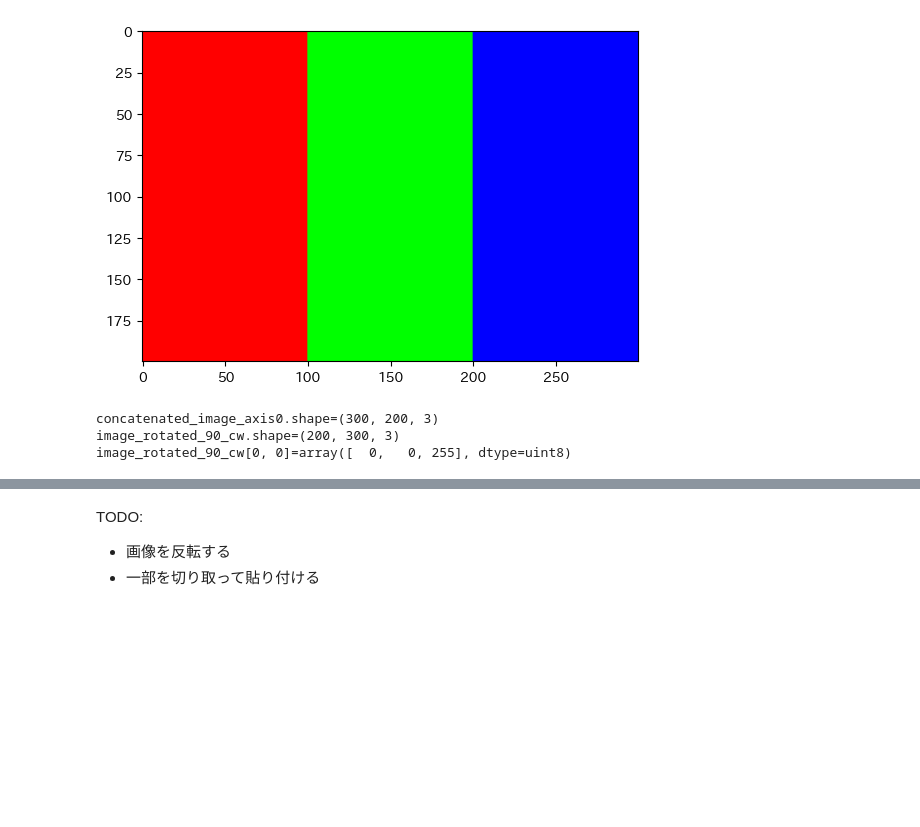
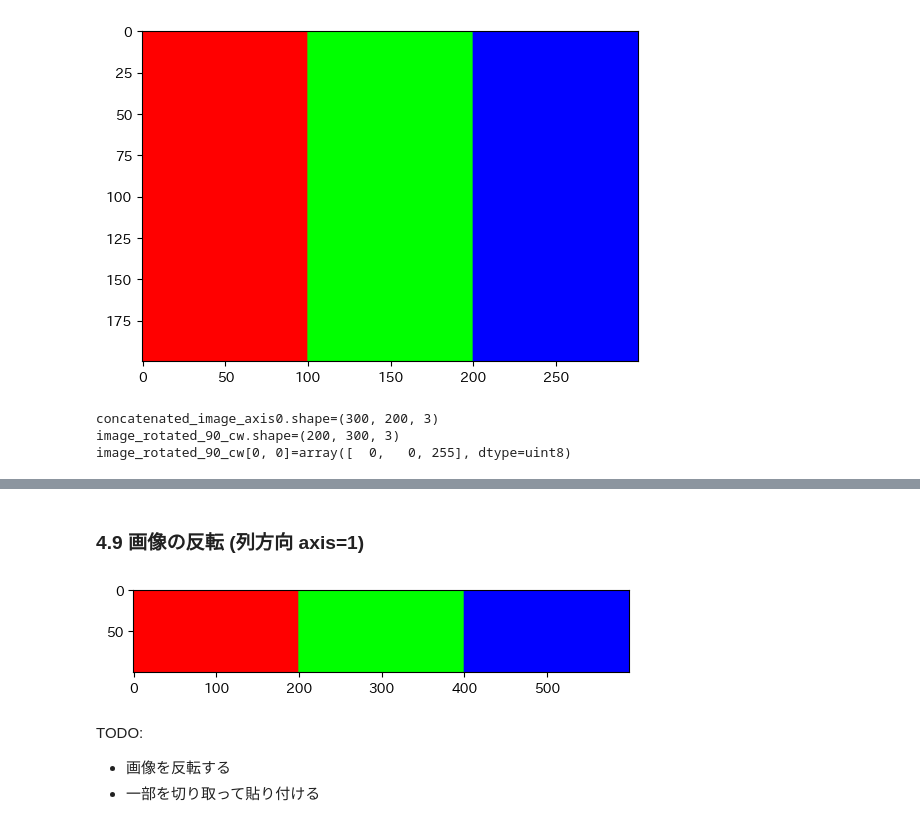
Before and after one commit to Takayoshi-Matsuyama/image_processing, a Jupyter notebook: hello_world_OpenCV.ipynb, the cells around one changed output, grey strips where cells are left out. Cells and saved outputs as stored; diff of their text form; code cells hidden in the pictures; blank space fills up the shorter version.

```diff
--- a/hello_world_OpenCV.ipynb
+++ b/hello_world_OpenCV.ipynb
@@ -220,3 +238,15 @@ image_rotated_90_cw[0, 0]=array([  0,   0, 255], dtype=uint8)
+# %% [markdown]
+### 4.9 画像の反転 (列方向 axis=1)
+# %%
+import numpy as np
+import cv2 as cv
+import matplotlib.pyplot as plt
+
+flipped_image_axis1 = np.flip(concatenated_image_axis1, axis=1)  # 列方向に反転
+plt.imshow(cv.cvtColor(flipped_image_axis1, cv.COLOR_BGR2RGB))
+plt.show()
+# %% [output]
+[figure, added]
 # %% [markdown]
 TODO:
 * 画像を反転する
```
Also changed, not shown: parts of 8 cells of this notebook.
